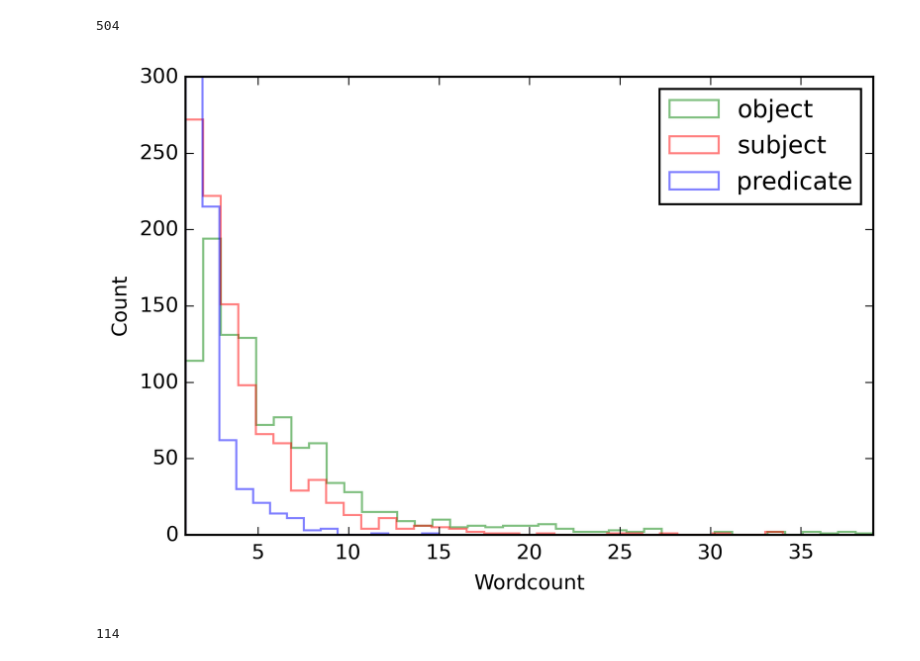
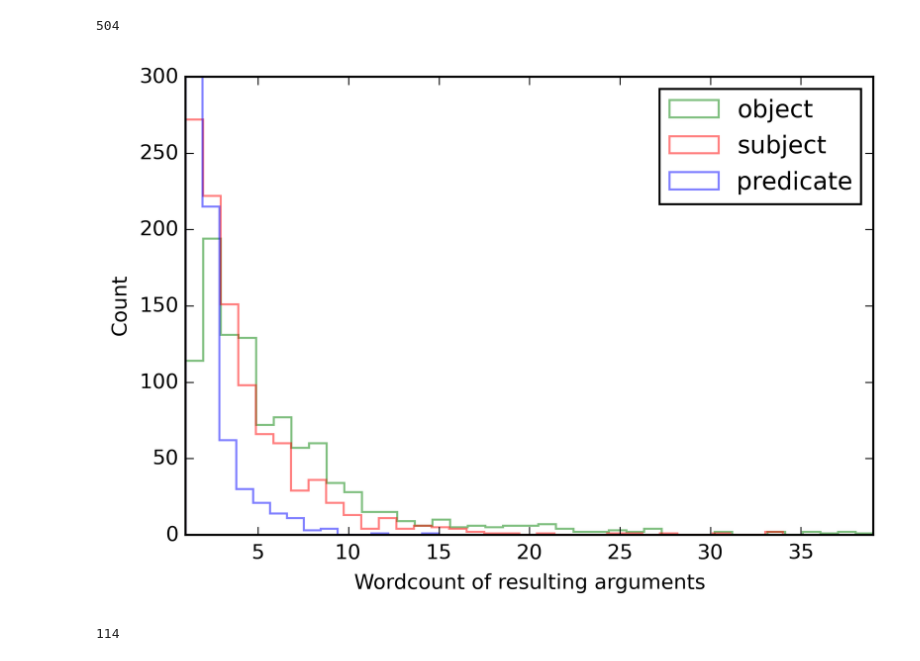
Before and after one commit to Weissger/ext2rdf, a Jupyter notebook: notebook/rl_reader.ipynb, the cells around one changed output. Drawn from its saved outputs; the diff is of its cells as text; code cells hidden in the pictures.

```diff
--- a/notebook/rl_reader.ipynb
+++ b/notebook/rl_reader.ipynb
@@ -132,27 +162,23 @@ len(data['paris'].drop_duplicates(subset='Predicate_lemmatized', inplace=False))
 # %% [output]
 504
 # %%
-def word_count(s):
-    array = s.split(" ")
-    return len(array)
-
 word_count_subject = data['paris']['Subject'].map(word_count)
 word_count_predicate = data['paris']['Predicate'].map(word_count)
 word_count_object = data['paris']['Object'].map(word_count)
 max_word_num_subject = max(word_count_subject)
 max_word_num_predicate = max(word_count_predicate)
 max_word_num_object = max(word_count_object)
 max_word_num = max([max_word_num_subject, max_word_num_predicate, max_word_num_object])
 plt.hist(word_count_object, histtype='step', bins=max_word_num_object, color='g', label="object", alpha=0.5)
 plt.hist(word_count_subject, histtype='step', bins=max_word_num_subject, color='r', label="subject", alpha=0.5)
 plt.hist(word_count_predicate, histtype='step', bins=max_word_num_predicate, color='b', label="predicate", alpha=0.5)
 plt.axis([1, max_word_num, 0, 300])
 plt.legend()
-plt.xlabel("Wordcount")
+plt.xlabel("Wordcount of resulting arguments")
 plt.ylabel("Count")
 plt.show()
 # %% [output]
-[figure, old version]
+[figure, new version]
 # %%
 # number of relations with arguments with more than n word_count
 n = 12
```
Also changed, not shown: parts of 10 cells of this notebook, 1 other file.
